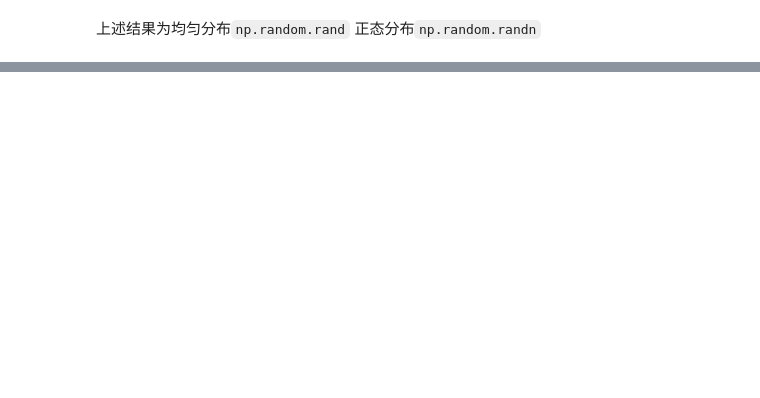
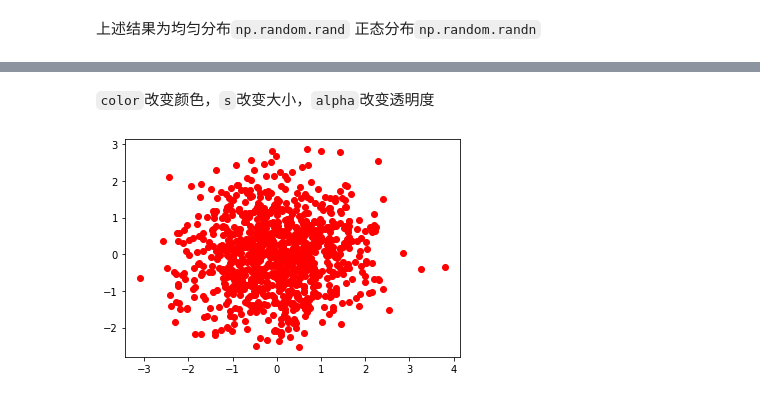
Before and after one commit to tszsiuwong/DataScienceHandbook, a Jupyter notebook: DAY1-Introduction/DAY1-Introduction.ipynb, the cells around one changed output, grey strips where cells are left out. Drawn from its saved outputs; the diff is of its cells as text; code cells hidden in the pictures; blank space fills up the shorter version.

```diff
--- a/DAY1-Introduction/DAY1-Introduction.ipynb
+++ b/DAY1-Introduction/DAY1-Introduction.ipynb
@@ -81,0 +82,7 @@ plt.show() #表示显示在屏幕上
+# %% [markdown]
+`color`改变颜色，`s`改变大小，`alpha`改变透明度
+# %%
+plt.scatter(x_random_normal, y_random_normal, color='red') #画散点图
+plt.show() #表示显示在屏幕上
+# %% [output]
+[figure, added]
```
Also changed, not shown: parts of 22 cells of this notebook.
